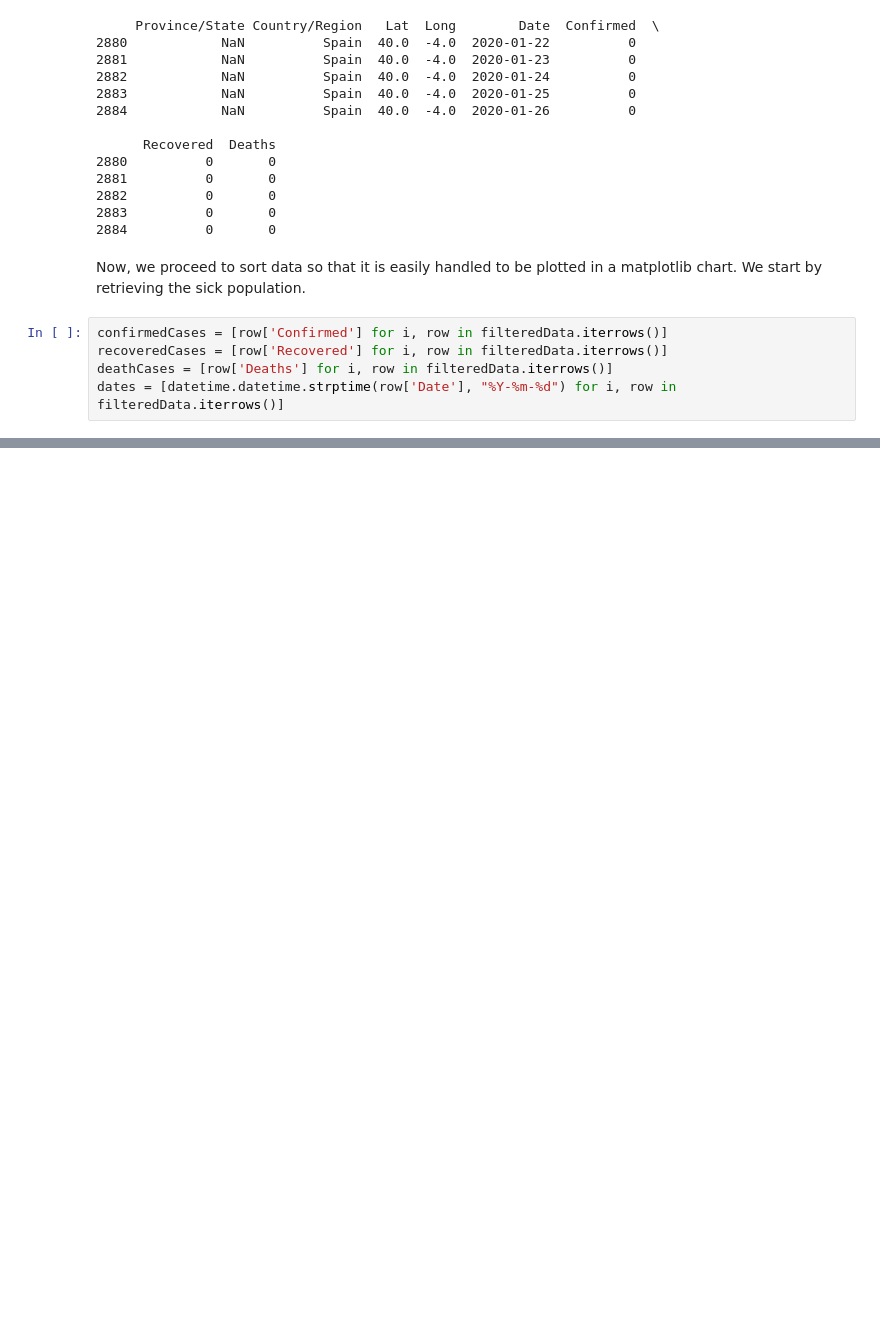
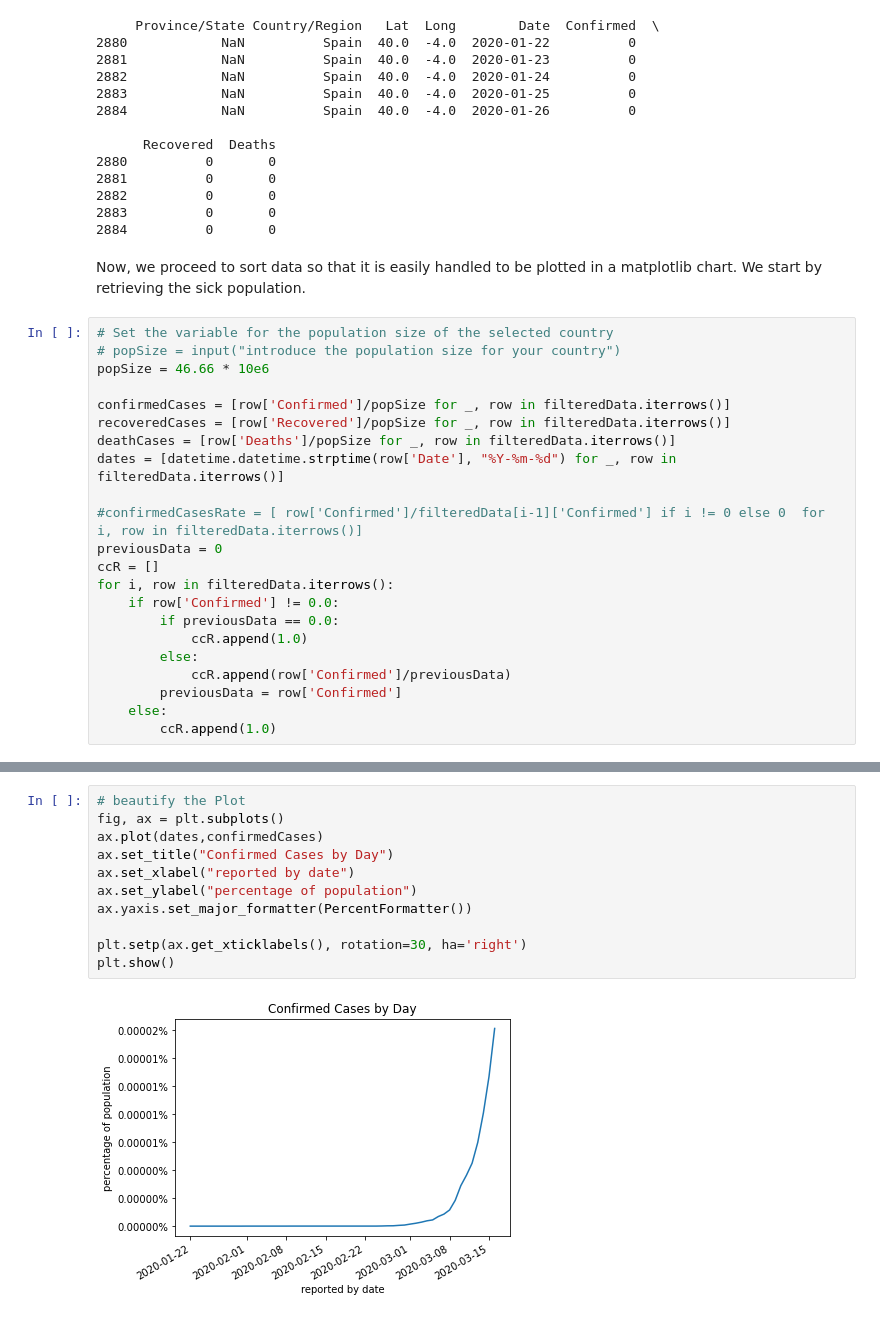
Before and after one commit to PrettyBoyHelios/spain-covid19, a Jupyter notebook: infected-population.ipynb, the cells around one changed output, grey strips where cells are left out. Cells and saved outputs as stored; diff of their text form; blank space fills up the shorter version.

Commit message:
Dataset, doc update and all graphs

```diff
--- a/infected-population.ipynb
+++ b/infected-population.ipynb
@@ -31,7 +33,24 @@ print(filteredData.head())
 # %% [markdown]
 Now, we proceed to sort data so that it is easily handled to be plotted in a matplotlib chart. We start by retrieving the sick population.
 # %%
-confirmedCases = [row['Confirmed'] for i, row in filteredData.iterrows()]
-recoveredCases = [row['Recovered'] for i, row in filteredData.iterrows()]
-deathCases = [row['Deaths'] for i, row in filteredData.iterrows()]
-dates = [datetime.datetime.strptime(row['Date'], "%Y-%m-%d") for i, row in filteredData.iterrows()]
+# Set the variable for the population size of the selected country
+# popSize = input("introduce the population size for your country")
+popSize = 46.66 * 10e6
+
+confirmedCases = [row['Confirmed']/popSize for _, row in filteredData.iterrows()]
+recoveredCases = [row['Recovered']/popSize for _, row in filteredData.iterrows()]
+deathCases = [row['Deaths']/popSize for _, row in filteredData.iterrows()]
+dates = [datetime.datetime.strptime(row['Date'], "%Y-%m-%d") for _, row in filteredData.iterrows()]
+
+#confirmedCasesRate = [ row['Confirmed']/filteredData[i-1]['Confirmed'] if i != 0 else 0  for i, row in filteredData.iterrows()]
+previousData = 0
+ccR = []
+for i, row in filteredData.iterrows():
+    if row['Confirmed'] != 0.0:
+        if previousData == 0.0:
+            ccR.append(1.0)
+        else:
+            ccR.append(row['Confirmed']/previousData)
+        previousData = row['Confirmed']
+    else:
+        ccR.append(1.0)
@@ -42,0 +60,13 @@ dates = [datetime.datetime.strptime(row['Date'], "%Y-%m-%d") for i, row in filte
+# %%
+# beautify the Plot
+fig, ax = plt.subplots()
+ax.plot(dates,confirmedCases)
+ax.set_title("Confirmed Cases by Day")
+ax.set_xlabel("reported by date")
+ax.set_ylabel("percentage of population")
+ax.yaxis.set_major_formatter(PercentFormatter())
+
+plt.setp(ax.get_xticklabels(), rotation=30, ha='right')
+plt.show()
+# %% [output]
+[figure, added]
```
Also changed, not shown: parts of 9 cells of this notebook, 2 other files.
